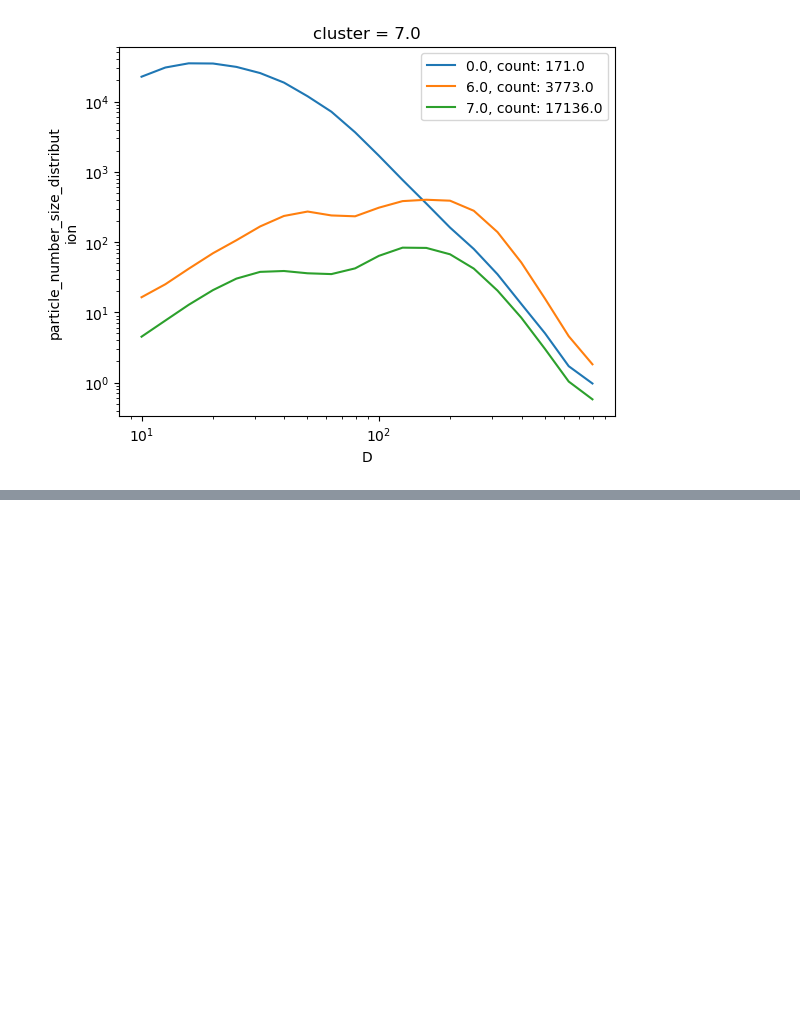
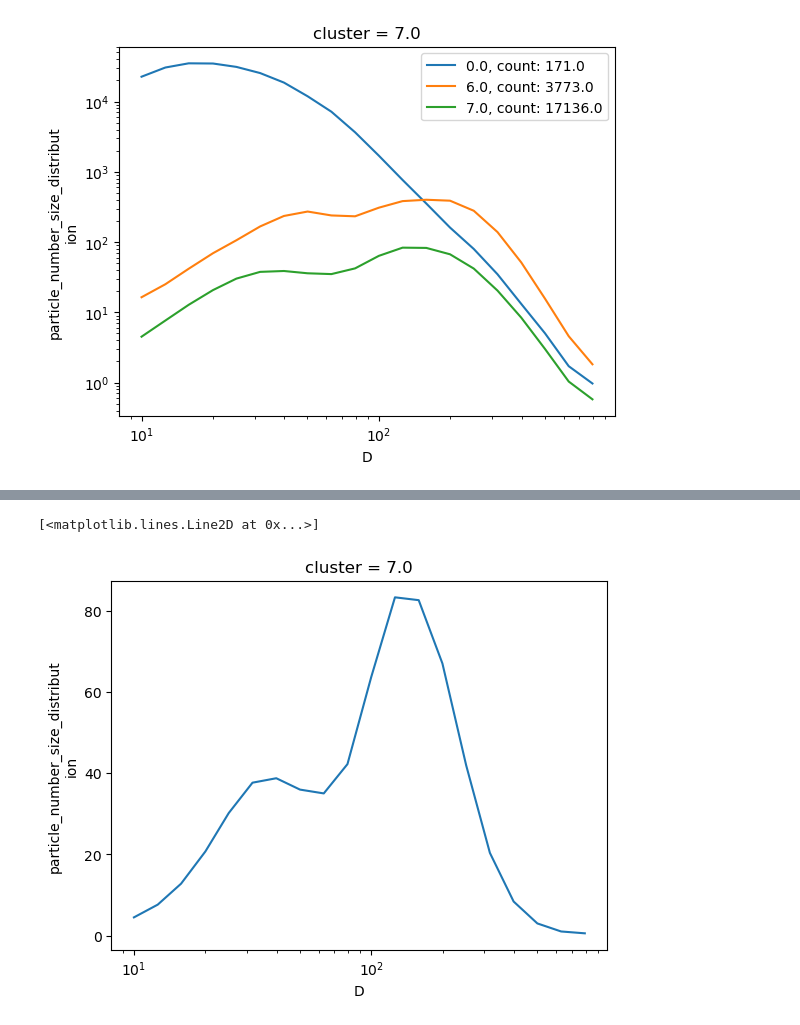
Before and after one commit to eScience-course/-Tjaernoe2022-group1, a Jupyter notebook: notebooks/Stefan/K-means_for_filtering_sizedist_Stef.ipynb, the cells around one changed output, grey strips where cells are left out. Cells and saved outputs as stored; diff of their text form; code cells hidden in the pictures; blank space fills up the shorter version.

Commit message:
separating by cluster

```diff
--- a/notebooks/Stefan/K-means_for_filtering_sizedist_Stef.ipynb
+++ b/notebooks/Stefan/K-means_for_filtering_sizedist_Stef.ipynb
@@ -330,4 +298,9 @@ dfdn_ma
 # %%
-dsmf08_ma = dfdn_ma.to_xarray()
+for g in ds_gb.cluster:
+    if g  not in [0,6,7]:
+        continue
+    counts = dsmf.groupby('cluster').count()['particle_number_size_distribution'].sel(cluster=g).mean().values
+
+dsmf08_ma = ds_gb.sel(cluster=g)['particle_number_size_distribution']
 dsmf08_ma.compute()
 # %% [output]
@@ -371,0 +315,7 @@ Data variables: (12/21)
+# %%
+# Still not working! Only the average of the entire cluster, which isnt bad but not what I want.
+
+dsmf08_ma.plot(xscale = 'log')
+# %% [output]
+[<matplotlib.lines.Line2D at 0x...>]
+[figure, added]
```
Also changed, not shown: parts of 5 cells of this notebook.
